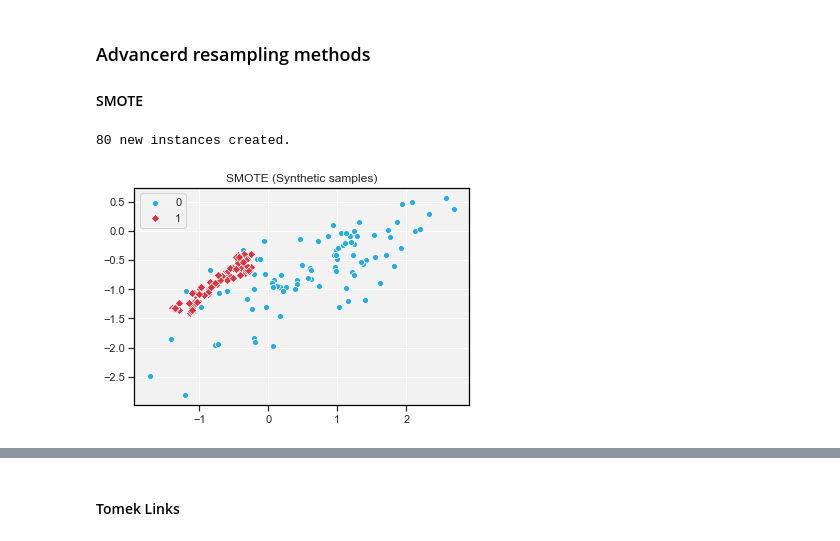
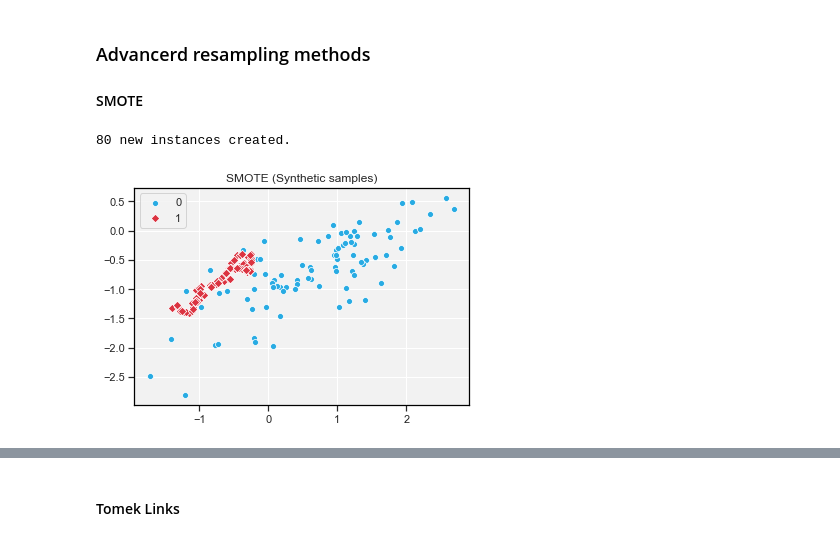
Before and after one commit to EnviloN/unbalanced-data-classification, a Jupyter notebook: UnbalancedData.ipynb, the cells around one changed output, grey strips where cells are left out. Saved outputs shown, nothing was run; the diff lists cells and outputs as text; code cells hidden in the pictures.

```diff
--- a/UnbalancedData.ipynb
+++ b/UnbalancedData.ipynb
@@ -81,7 +88,7 @@ In the train and test data, features that belong to similar groupings are tagged
 We can load the dataset and take a peek at its columns and values.
 # %%
 # read data into pandas
-df = pd.read_csv('data/train.csv')
+df = pd.read_csv('data/data.csv')
 # %%
 # display the shape and first 5 rows of the dataset
 print(df.shape)
@@ -136,7 +143,7 @@ Let's try this on our dataset. We'll train a model and compute its accuracy:
 # from sklearn.metrics import accuracy_score
 
 # drop target and id columns
-X = df[df.columns[2:]]
+X = df[df.columns[1:]]
 
 # devide data into training and testing portion
 X_train, X_test, y_train, y_test = train_test_split(X, target, test_size=0.2, random_state=1)
@@ -464,18 +471,18 @@ TP: 2414 ; TN: 72153 ; FP: 42556 ; FN: 1920
 # %%
 # from imblearn.over_sampling import SMOTE
 
 # create an instance of SMOTE and produce synthetic samples of minority class
-smote = SMOTE(ratio='minority')
+smote = SMOTE()
 X_smote, y_smote = smote.fit_sample(sX, sy)
 
 # print how much data has been added
 print('{} new instances created.'.format(len(X_smote) - len(sX)))
 
 # plot the over-sampled data
 plotDemonstration(X_smote,y_smote,"SMOTE (Synthetic samples)")
 # %% [output]
 80 new instances created.
-[figure, old version]
+[figure, new version]
 # %%
 # define over-sampling method function
 def smoteResample(X,y):
```
Also changed, not shown: parts of 20 cells of this notebook.
